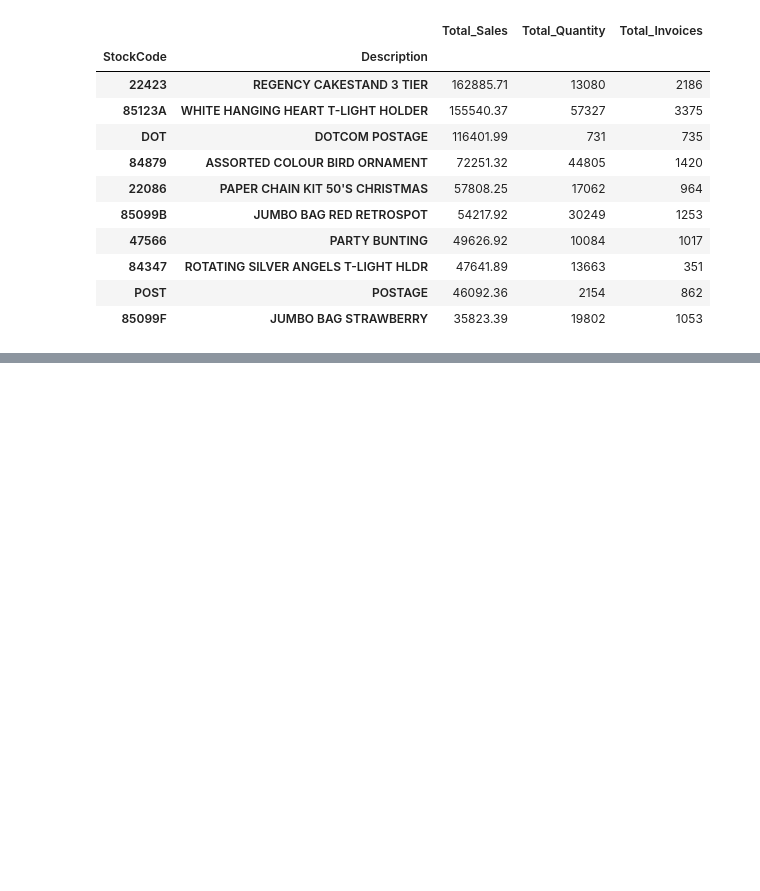
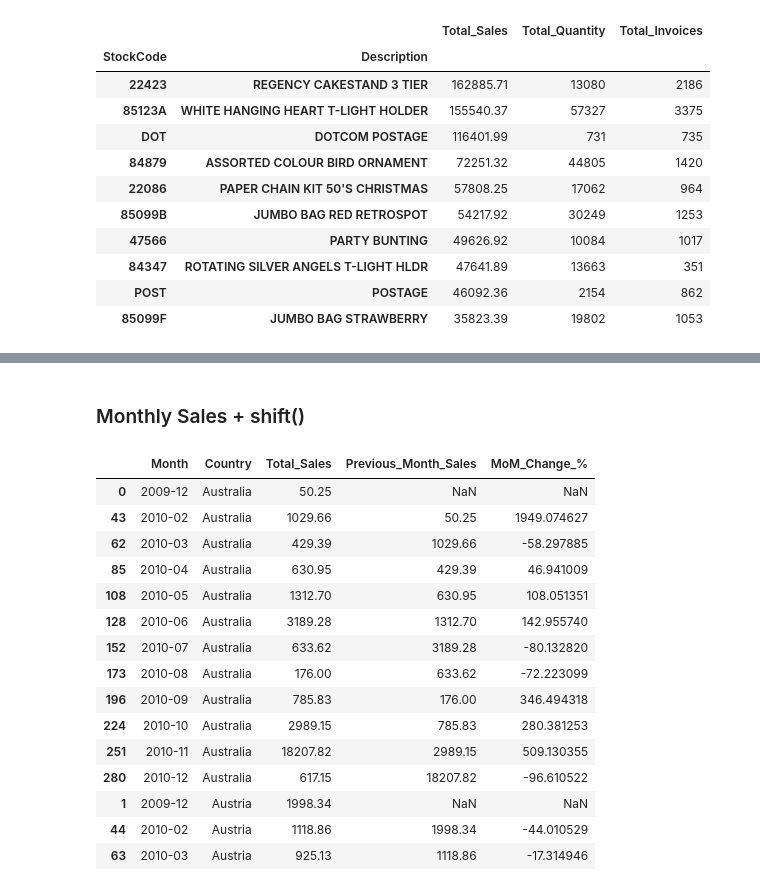
Before and after one commit to ivaibhavpawar1045/Python-Data-Analytics, a Jupyter notebook: Mini_Projects/Mini_Project_07_Online_Retails/online_retail.ipynb, the cells around one changed output, grey strips where cells are left out. Cells and saved outputs as stored; diff of their text form; code cells hidden in the pictures; blank space fills up the shorter version.

```diff
--- a/Mini_Projects/Mini_Project_07_Online_Retails/online_retail.ipynb
+++ b/Mini_Projects/Mini_Project_07_Online_Retails/online_retail.ipynb
@@ -251,0 +338,52 @@ top_products.head(10)
+# %% [markdown]
+### Monthly Sales + shift()
+# %%
+# create monthly sales
+monthly_sales = df.groupby(
+    [
+        df["InvoiceDate"].dt.to_period("M"),
+        "Country"
+    ]
+)["Sales"].sum().reset_index()
+
+monthly_sales.columns = [
+    "Month",
+    "Country",
+    "Total_Sales"
+]
+# %%
+monthly_sales = monthly_sales.sort_values(
+    ["Country", "Month"]
+)
+# %%
+monthly_sales["Previous_Month_Sales"] = (
+    monthly_sales
+    .groupby("Country")["Total_Sales"]
+    .shift(1)
+)
+# %%
+monthly_sales["MoM_Change_%"] = (
+    monthly_sales["Total_Sales"]
+    .sub(monthly_sales["Previous_Month_Sales"])
+    .div(monthly_sales["Previous_Month_Sales"])
+    .mul(100)
+)
+# %%
+monthly_sales.head(15)
+# %% [output]
+|  | Month | Country | Total_Sales | Previous_Month_Sales | MoM_Change_% |
+| 0 | 2009-12 | Australia | 50.25 | NaN | NaN |
+| 43 | 2010-02 | Australia | 1029.66 | 50.25 | 1949.074627 |
+| 62 | 2010-03 | Australia | 429.39 | 1029.66 | -58.297885 |
+| 85 | 2010-04 | Australia | 630.95 | 429.39 | 46.941009 |
+| 108 | 2010-05 | Australia | 1312.70 | 630.95 | 108.051351 |
+| 128 | 2010-06 | Australia | 3189.28 | 1312.70 | 142.955740 |
+| 152 | 2010-07 | Australia | 633.62 | 3189.28 | -80.132820 |
+| 173 | 2010-08 | Australia | 176.00 | 633.62 | -72.223099 |
+| 196 | 2010-09 | Australia | 785.83 | 176.00 | 346.494318 |
+| 224 | 2010-10 | Australia | 2989.15 | 785.83 | 280.381253 |
+| 251 | 2010-11 | Australia | 18207.82 | 2989.15 | 509.130355 |
+| 280 | 2010-12 | Australia | 617.15 | 18207.82 | -96.610522 |
+| 1 | 2009-12 | Austria | 1998.34 | NaN | NaN |
+| 44 | 2010-02 | Austria | 1118.86 | 1998.34 | -44.010529 |
+| 63 | 2010-03 | Austria | 925.13 | 1118.86 | -17.314946 |
```
Also changed, not shown: parts of 9 cells of this notebook.
